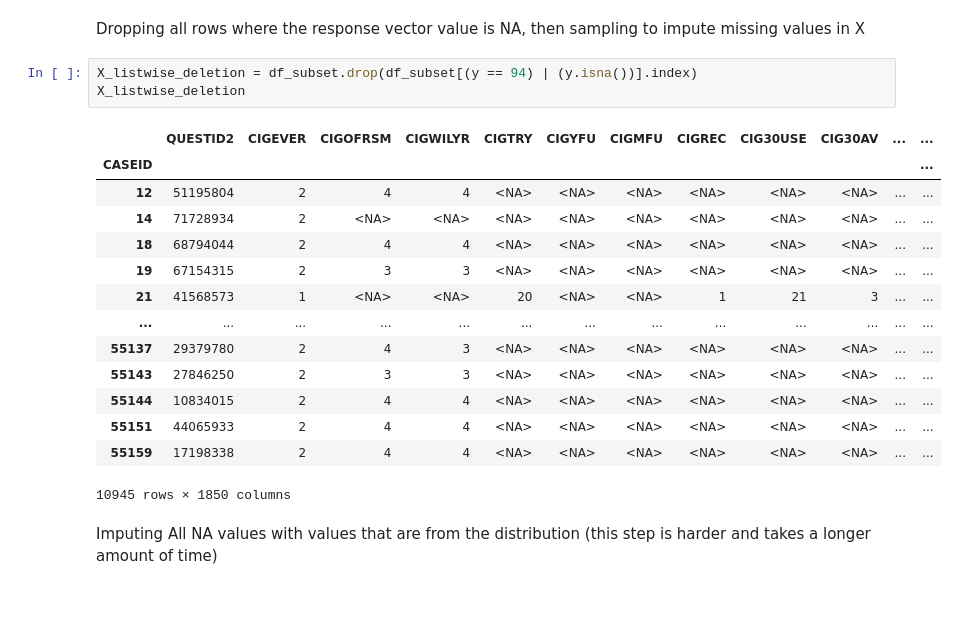
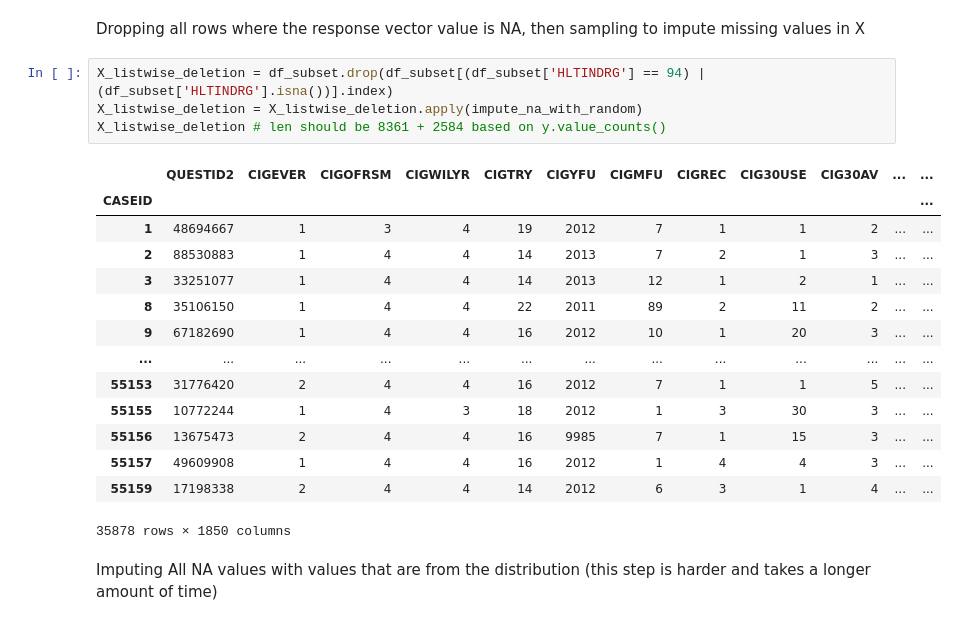
Before and after one commit to natdosan/Deloitte-Case-Study, a Jupyter notebook: code/DataCleaning copy.ipynb, the cells around one changed output. Cells and saved outputs as stored; diff of their text form.

```diff
--- a/code/DataCleaning copy.ipynb
+++ b/code/DataCleaning copy.ipynb
@@ -230,22 +247,23 @@ Name: HLTINDRG, dtype: int64
 # %% [markdown]
 Dropping all rows where the response vector value is NA, then sampling to impute missing values in X
 # %%
-X_listwise_deletion = df_subset.drop(df_subset[(y == 94) | (y.isna())].index)
-X_listwise_deletion
+X_listwise_deletion = df_subset.drop(df_subset[(df_subset['HLTINDRG'] == 94) | (df_subset['HLTINDRG'].isna())].index)
+X_listwise_deletion = X_listwise_deletion.apply(impute_na_with_random)
+X_listwise_deletion # len should be 8361 + 2584 based on y.value_counts()
 # %% [output]
 |  | QUESTID2 | CIGEVER | CIGOFRSM | CIGWILYR | CIGTRY | CIGYFU | CIGMFU | CIGREC | CIG30USE | CIG30AV | ... | ... |
 | CASEID |  |  |  |  |  |  |  |  |  |  |  | ... |
-| 12 | 51195804 | 2 | 4 | 4 | <NA> | <NA> | <NA> | <NA> | <NA> | <NA> | ... | ... |
-| 14 | 71728934 | 2 | <NA> | <NA> | <NA> | <NA> | <NA> | <NA> | <NA> | <NA> | ... | ... |
-| 18 | 68794044 | 2 | 4 | 4 | <NA> | <NA> | <NA> | <NA> | <NA> | <NA> | ... | ... |
-| 19 | 67154315 | 2 | 3 | 3 | <NA> | <NA> | <NA> | <NA> | <NA> | <NA> | ... | ... |
-| 21 | 41568573 | 1 | <NA> | <NA> | 20 | <NA> | <NA> | 1 | 21 | 3 | ... | ... |
+| 1 | 48694667 | 1 | 3 | 4 | 19 | 2012 | 7 | 1 | 1 | 2 | ... | ... |
+| 2 | 88530883 | 1 | 4 | 4 | 14 | 2013 | 7 | 2 | 1 | 3 | ... | ... |
+| 3 | 33251077 | 1 | 4 | 4 | 14 | 2013 | 12 | 1 | 2 | 1 | ... | ... |
+| 8 | 35106150 | 1 | 4 | 4 | 22 | 2011 | 89 | 2 | 11 | 2 | ... | ... |
+| 9 | 67182690 | 1 | 4 | 4 | 16 | 2012 | 10 | 1 | 20 | 3 | ... | ... |
 | ... | ... | ... | ... | ... | ... | ... | ... | ... | ... | ... | ... | ... |
-| 55137 | 29379780 | 2 | 4 | 3 | <NA> | <NA> | <NA> | <NA> | <NA> | <NA> | ... | ... |
-| 55143 | 27846250 | 2 | 3 | 3 | <NA> | <NA> | <NA> | <NA> | <NA> | <NA> | ... | ... |
-| 55144 | 10834015 | 2 | 4 | 4 | <NA> | <NA> | <NA> | <NA> | <NA> | <NA> | ... | ... |
-| 55151 | 44065933 | 2 | 4 | 4 | <NA> | <NA> | <NA> | <NA> | <NA> | <NA> | ... | ... |
-| 55159 | 17198338 | 2 | 4 | 4 | <NA> | <NA> | <NA> | <NA> | <NA> | <NA> | ... | ... |
+| 55153 | 31776420 | 2 | 4 | 4 | 16 | 2012 | 7 | 1 | 1 | 5 | ... | ... |
+| 55155 | 10772244 | 1 | 4 | 3 | 18 | 2012 | 1 | 3 | 30 | 3 | ... | ... |
+| 55156 | 13675473 | 2 | 4 | 4 | 16 | 9985 | 7 | 1 | 15 | 3 | ... | ... |
+| 55157 | 49609908 | 1 | 4 | 4 | 16 | 2012 | 1 | 4 | 4 | 3 | ... | ... |
+| 55159 | 17198338 | 2 | 4 | 4 | 14 | 2012 | 6 | 3 | 1 | 4 | ... | ... |
-10945 rows × 1850 columns
+35878 rows × 1850 columns
 # %% [markdown]
 Imputing All NA values with values that are from the distribution (this step is harder and takes a longer amount of time)
```
Also changed, not shown: parts of 16 cells of this notebook.
